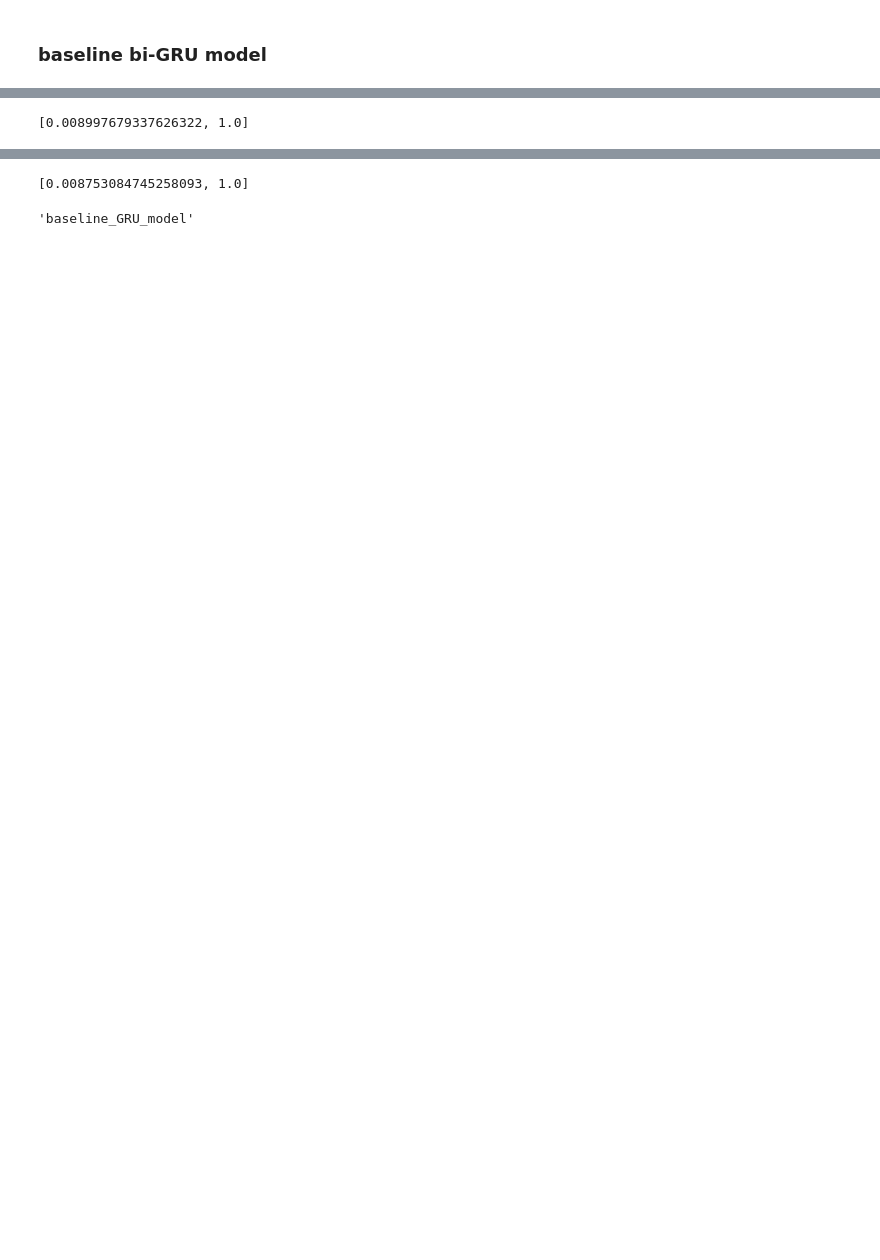
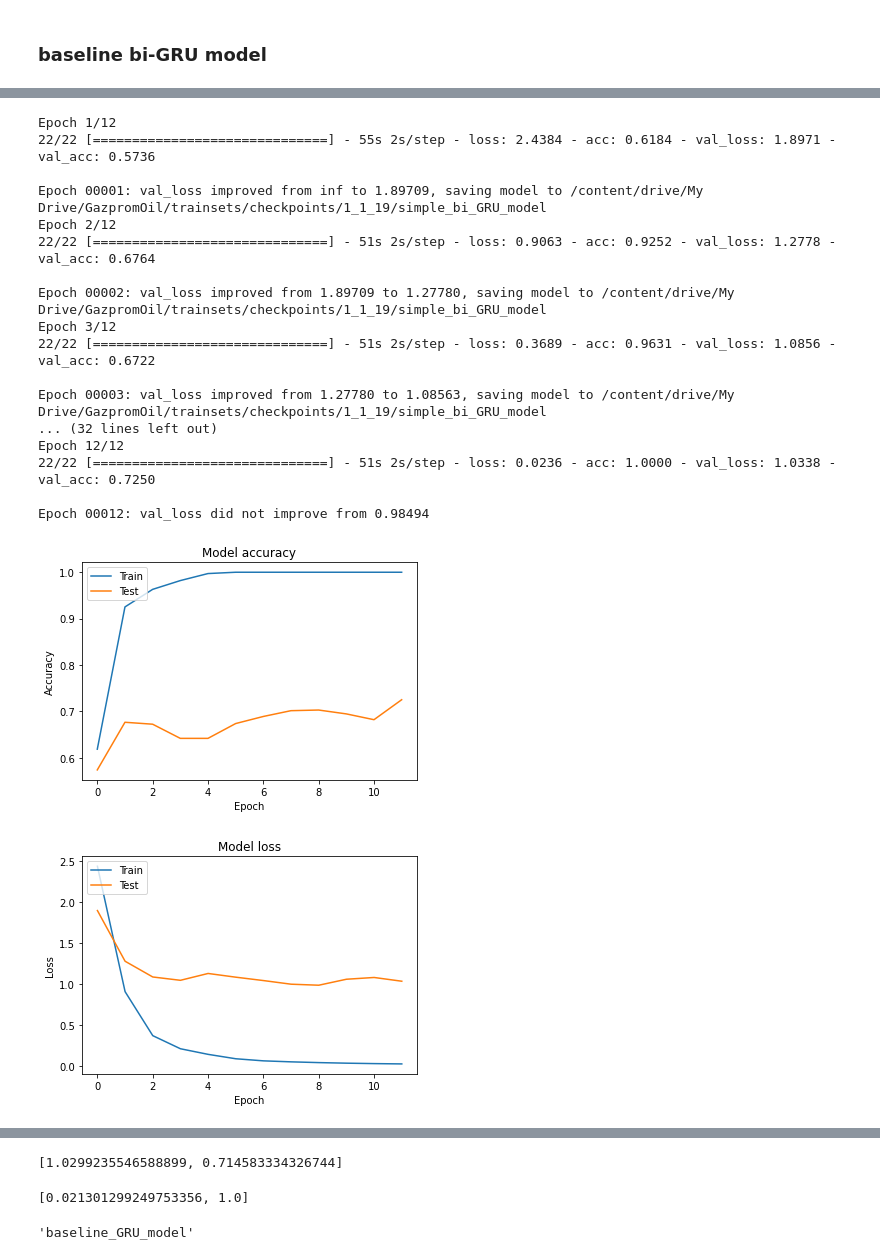
Before and after one commit to nemoware/analyser, a Jupyter notebook: notebooks/TF_subjects.ipynb, the cells around one changed output, grey strips where cells are left out. Cells and saved outputs as stored; diff of their text form; code cells hidden in the pictures; blank space fills up the shorter version.

```diff
--- a/notebooks/TF_subjects.ipynb
+++ b/notebooks/TF_subjects.ipynb
@@ -610,14 +593,24 @@ Epoch 00004: val_loss improved from 0.17072 to 0.09915, saving model to /content
-# %%
-# # k=model.predict( X)
-# subjs = list(trainset_rows['subject'])
-# subjs_c = list(trainset_rows_r['subject'])
-
-# p=model.predict(X)
-# for i  in range(0,len(p)):
-#   max_i=p[i].argmax()
-#   print(  subjs[i], subjs_c[i], max_i, f'{p[i][max_i]}')
-
-
-model.evaluate_generator(generator=test_generator, steps=100)
-# %% [output]
-[0.008997679337626322, 1.0]
+# %%
+
+EPOCHS=12
+train_and_evaluate_model(model)
+# %% [output]
+Epoch 1/12
+22/22 [==============================] - 55s 2s/step - loss: 2.4384 - acc: 0.6184 - val_loss: 1.8971 - val_acc: 0.5736
+
+Epoch 00001: val_loss improved from inf to 1.89709, saving model to /content/drive/My Drive/GazpromOil/trainsets/checkpoints/1_1_19/simple_bi_GRU_model
+Epoch 2/12
+22/22 [==============================] - 51s 2s/step - loss: 0.9063 - acc: 0.9252 - val_loss: 1.2778 - val_acc: 0.6764
+
+Epoch 00002: val_loss improved from 1.89709 to 1.27780, saving model to /content/drive/My Drive/GazpromOil/trainsets/checkpoints/1_1_19/simple_bi_GRU_model
+Epoch 3/12
+22/22 [==============================] - 51s 2s/step - loss: 0.3689 - acc: 0.9631 - val_loss: 1.0856 - val_acc: 0.6722
+
+Epoch 00003: val_loss improved from 1.27780 to 1.08563, saving model to /content/drive/My Drive/GazpromOil/trainsets/checkpoints/1_1_19/simple_bi_GRU_model
+... (32 lines left out)
+Epoch 12/12
+22/22 [==============================] - 51s 2s/step - loss: 0.0236 - acc: 1.0000 - val_loss: 1.0338 - val_acc: 0.7250
+
+Epoch 00012: val_loss did not improve from 0.98494
+[figure, added]
+[figure, added]
@@ -624,7 +618,11 @@ model.evaluate_generator(generator=test_generator, steps=100)
 # %%
-model.evaluate_generator(generator=b_generator, steps=100)
+model.evaluate_generator(generator=test_generator, steps=100)
 # %% [output]
-[0.008753084745258093, 1.0]
+[1.0299235546588899, 0.714583334326744]
+# %%
+model.evaluate_generator(generator=train_generator, steps=100)
+# %% [output]
+[0.021301299249753356, 1.0]
 # %%
 # %% [output]
 'baseline_GRU_model'
```
Also changed, not shown: parts of 26 cells of this notebook.
